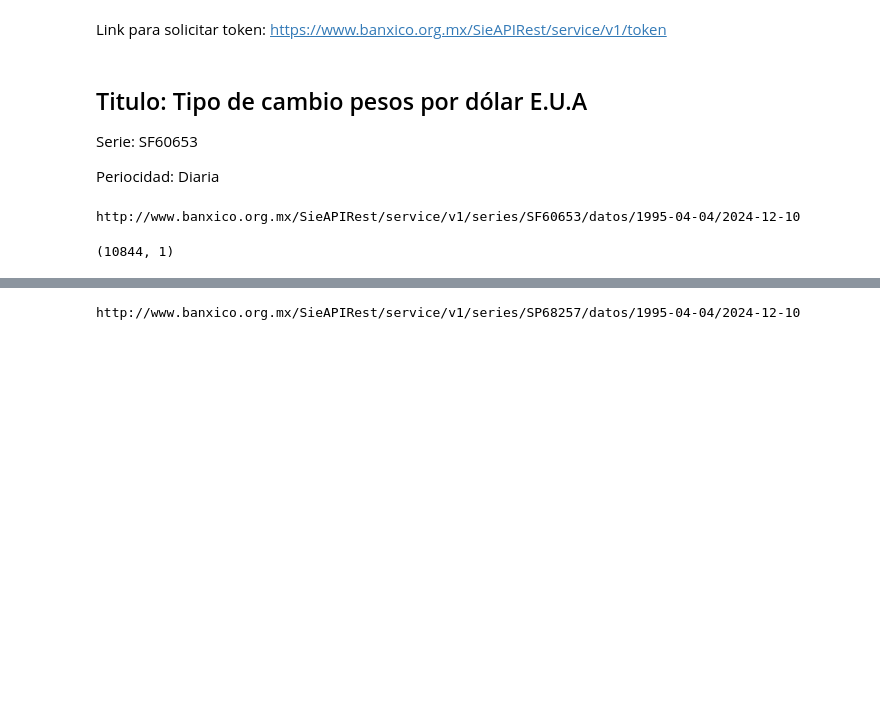
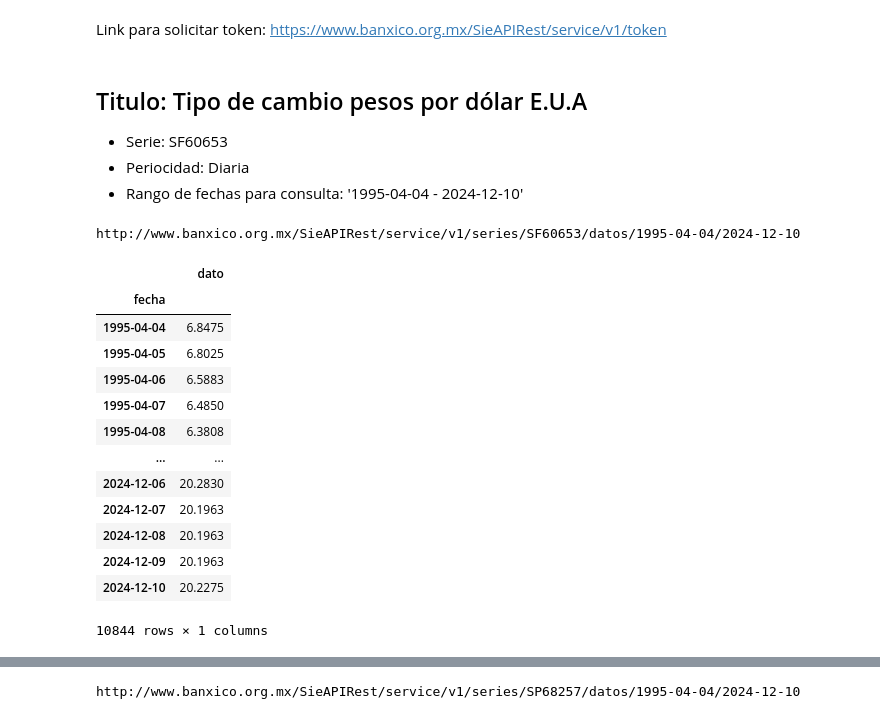
Before and after one commit to GerYar/API_Banxico, a Jupyter notebook: API_Banxico.ipynb, the cells around one changed output, grey strips where cells are left out. Saved outputs shown, nothing was run; the diff lists cells and outputs as text; code cells hidden in the pictures; blank space fills up the shorter version.

```diff
--- a/API_Banxico.ipynb
+++ b/API_Banxico.ipynb
@@ -26,14 +27,27 @@ def descargar_serie(serie, fechainicio, fechafin, token):
 
 ## Titulo: Tipo de cambio pesos por dólar E.U.A
 
-Serie: SF60653
-
-Periocidad: Diaria
+* Serie: SF60653
+* Periocidad: Diaria
+* Rango de fechas para consulta: '1995-04-04 - 2024-12-10'
 # %%
 CAMBIO_PESO_DOLAR_DIARIO = descargar_serie('SF60653','1995-04-04', '2024-12-10', token)
 # %% [output]
 http://www.banxico.org.mx/SieAPIRest/service/v1/series/SF60653/datos/1995-04-04/2024-12-10
 # %%
-CAMBIO_PESO_DOLAR_DIARIO.shape
+CAMBIO_PESO_DOLAR_DIARIO
 # %% [output]
+|  | dato |
+| fecha |  |
+| 1995-04-04 | 6.8475 |
+| 1995-04-05 | 6.8025 |
+| 1995-04-06 | 6.5883 |
+| 1995-04-07 | 6.4850 |
+| 1995-04-08 | 6.3808 |
+| ... | ... |
+| 2024-12-06 | 20.2830 |
+| 2024-12-07 | 20.1963 |
+| 2024-12-08 | 20.1963 |
+| 2024-12-09 | 20.1963 |
+| 2024-12-10 | 20.2275 |
-(10844, 1)
+10844 rows × 1 columns
```
Also changed, not shown: parts of 24 cells of this notebook, 1 other file.
